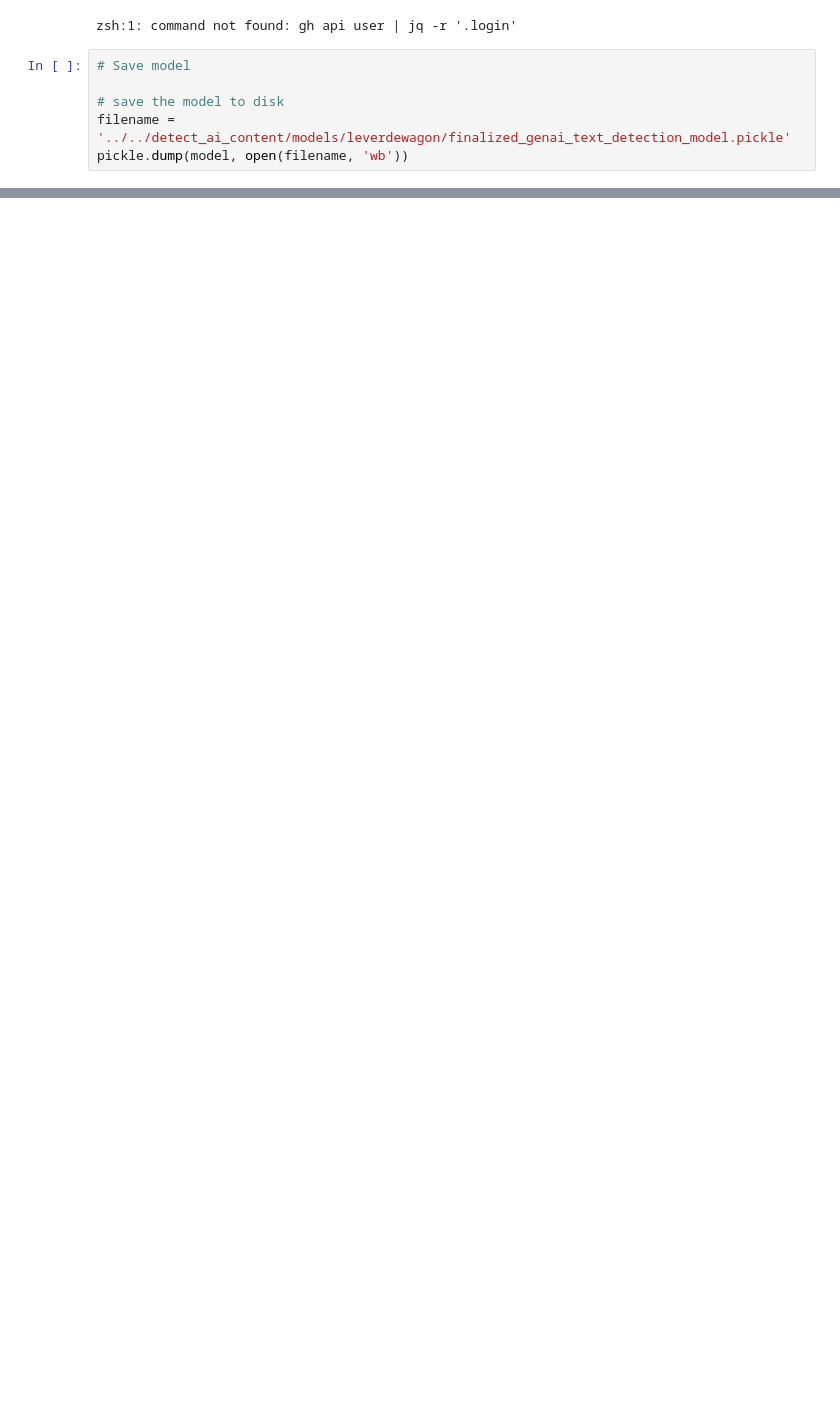
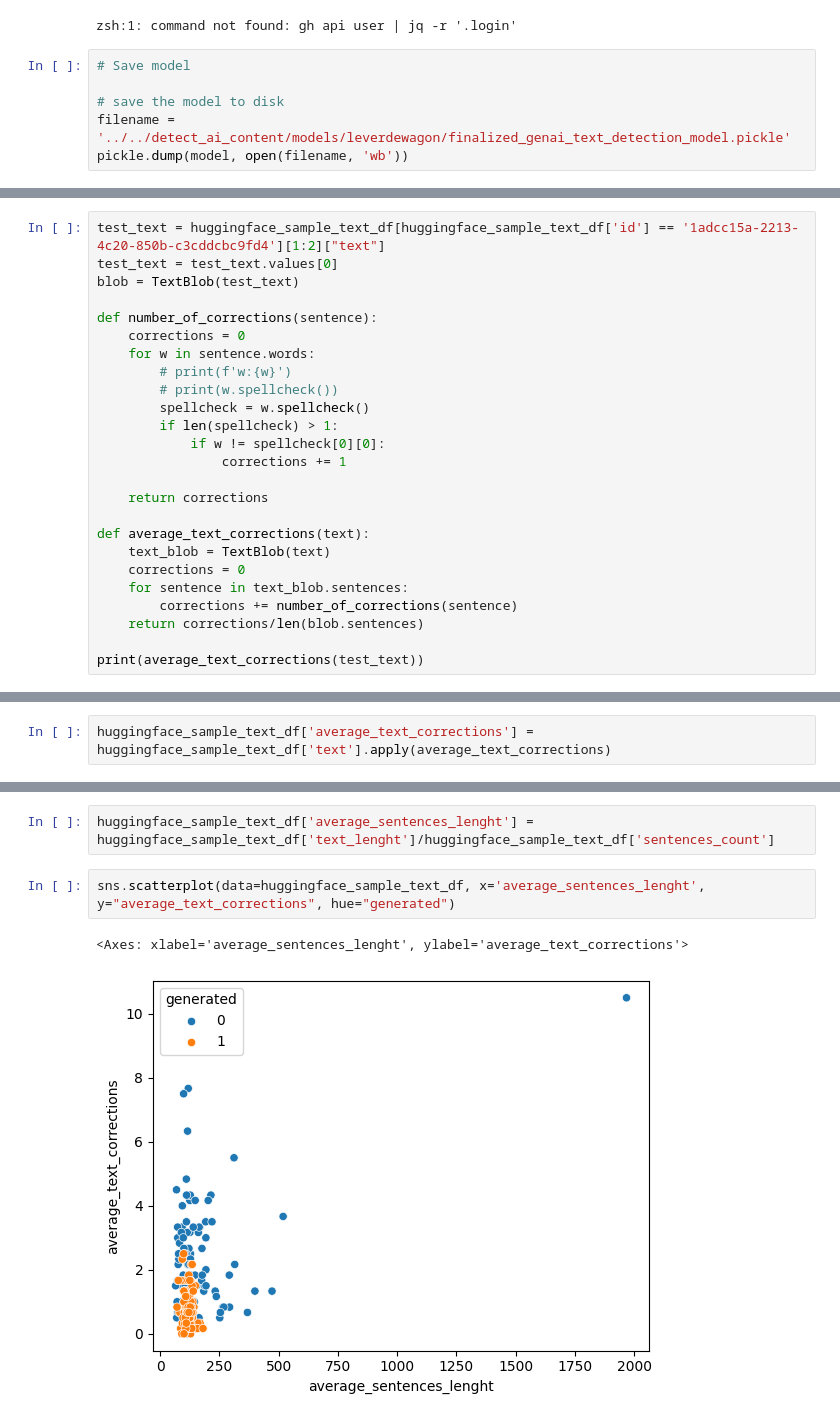
Before and after one commit to yukaberry/detect_ai_content, a Jupyter notebook: notebooks/texts/jerome_texts_playground.ipynb, the cells around one changed output, grey strips where cells are left out. Saved outputs shown, nothing was run; the diff lists cells and outputs as text; blank space fills up the shorter version.

```diff
--- a/notebooks/texts/jerome_texts_playground.ipynb
+++ b/notebooks/texts/jerome_texts_playground.ipynb
@@ -133,0 +307,25 @@ pickle.dump(model, open(filename, 'wb'))
+# %%
+test_text = huggingface_sample_text_df[huggingface_sample_text_df['id'] == '1adcc15a-2213-4c20-850b-c3cddcbc9fd4'][1:2]["text"]
+test_text = test_text.values[0]
+blob = TextBlob(test_text)
+
+def number_of_corrections(sentence):
+    corrections = 0
+    for w in sentence.words:
+        # print(f'w:{w}')
+        # print(w.spellcheck())
+        spellcheck = w.spellcheck()
+        if len(spellcheck) > 1:
+            if w != spellcheck[0][0]:
+                corrections += 1
+
+    return corrections
+
+def average_text_corrections(text):
+    text_blob = TextBlob(text)
+    corrections = 0
+    for sentence in text_blob.sentences:
+        corrections += number_of_corrections(sentence)
+    return corrections/len(blob.sentences)
+
+print(average_text_corrections(test_text))
@@ -133,0 +334,2 @@ pickle.dump(model, open(filename, 'wb'))
+# %%
+huggingface_sample_text_df['average_text_corrections'] = huggingface_sample_text_df['text'].apply(average_text_corrections)
@@ -133,0 +340,7 @@ pickle.dump(model, open(filename, 'wb'))
+# %%
+huggingface_sample_text_df['average_sentences_lenght'] = huggingface_sample_text_df['text_lenght']/huggingface_sample_text_df['sentences_count']
+# %%
+sns.scatterplot(data=huggingface_sample_text_df, x='average_sentences_lenght', y="average_text_corrections", hue="generated")
+# %% [output]
+<Axes: xlabel='average_sentences_lenght', ylabel='average_text_corrections'>
+[figure, added]
```
Also changed, not shown: parts of 28 cells of this notebook, 20 other files.
